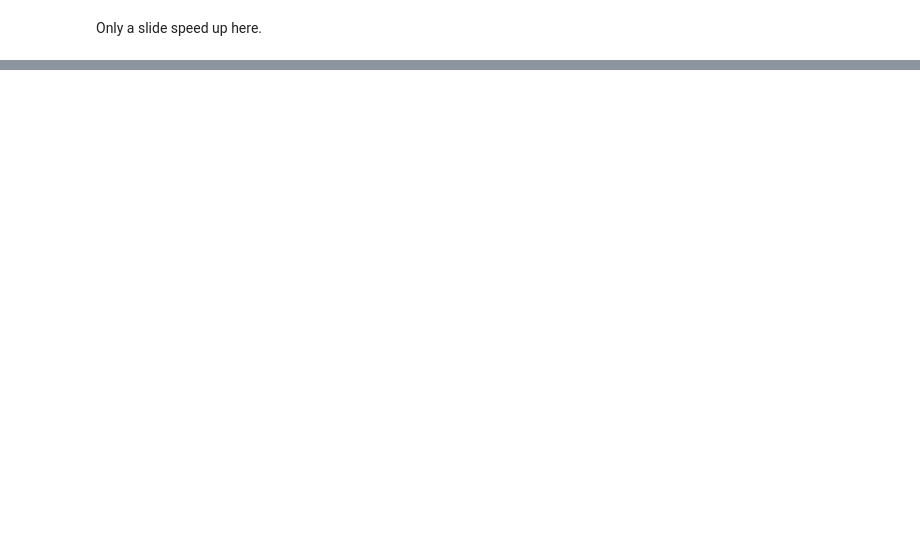
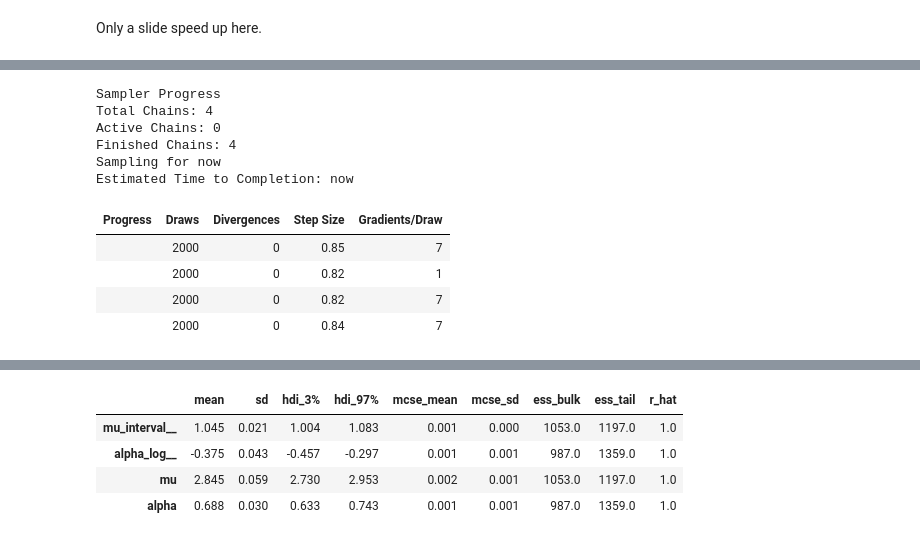
Before and after one commit to DrEntropy/negbin, a Jupyter notebook: neg_bin.ipynb, the cells around one changed output, grey strips where cells are left out. Saved outputs shown, nothing was run; the diff lists cells and outputs as text; code cells hidden in the pictures; blank space fills up the shorter version.

Commit message:
add zero truncated neg binomial

```diff
--- a/neg_bin.ipynb
+++ b/neg_bin.ipynb
@@ -96,0 +121,6 @@ Only a slide speed up here.
+# %%
+def simulate_data_zt(mu, alpha, num):
+    return rng_ztnb(mu, alpha, np.random, num)
+
+test = simulate_data_zt(2.7, 0.6, 10000)
+np.mean(test),np.std(test)
@@ -96,0 +133,17 @@ Only a slide speed up here.
+# %%
+with pm.Model() as ztnb_model:
+    data = pm.Data('data', test)
+    mu = pm.TruncatedNormal('mu', mu = 2, sigma=5, lower = 0.0)
+    alpha = pm.Gamma('alpha', alpha =5, beta =.5 )
+    counts = pm.CustomDist('counts',mu, alpha, logp = logp_ztnb, random = rng_ztnb, shape = data.shape, observed = data)
+# %%
+start = time.perf_counter()
+
+
+with ztnb_model:
+    trace = pm.sample(1000, tune=1000)
+
+end = time.perf_counter()
+
+print(f"Elapsed time: {end - start:.6f} seconds")
+az.summary(trace)
@@ -96,0 +161,23 @@ Only a slide speed up here.
+# %%
+start = time.perf_counter()
+
+
+with ztnb_model:
+    trace = pm.sample(1000, tune=1000, nuts_sampler="nutpie")
+
+end = time.perf_counter()
+
+print(f"Elapsed time: {end - start:.6f} seconds")
+az.summary(trace)
+# %% [output]
+Sampler Progress
+Total Chains: 4
+Active Chains: 0
+Finished Chains: 4
+Sampling for now
+Estimated Time to Completion: now
+| Progress | Draws | Divergences | Step Size | Gradients/Draw |
+|  | 2000 | 0 | 0.85 | 7 |
+|  | 2000 | 0 | 0.82 | 1 |
+|  | 2000 | 0 | 0.82 | 7 |
+|  | 2000 | 0 | 0.84 | 7 |
@@ -96,0 +185,5 @@ Only a slide speed up here.
+|  | mean | sd | hdi_3% | hdi_97% | mcse_mean | mcse_sd | ess_bulk | ess_tail | r_hat |
+| mu_interval__ | 1.045 | 0.021 | 1.004 | 1.083 | 0.001 | 0.000 | 1053.0 | 1197.0 | 1.0 |
+| alpha_log__ | -0.375 | 0.043 | -0.457 | -0.297 | 0.001 | 0.001 | 987.0 | 1359.0 | 1.0 |
+| mu | 2.845 | 0.059 | 2.730 | 2.953 | 0.002 | 0.001 | 1053.0 | 1197.0 | 1.0 |
+| alpha | 0.688 | 0.030 | 0.633 | 0.743 | 0.001 | 0.001 | 987.0 | 1359.0 | 1.0 |
```
Also changed, not shown: parts of 13 cells of this notebook.
